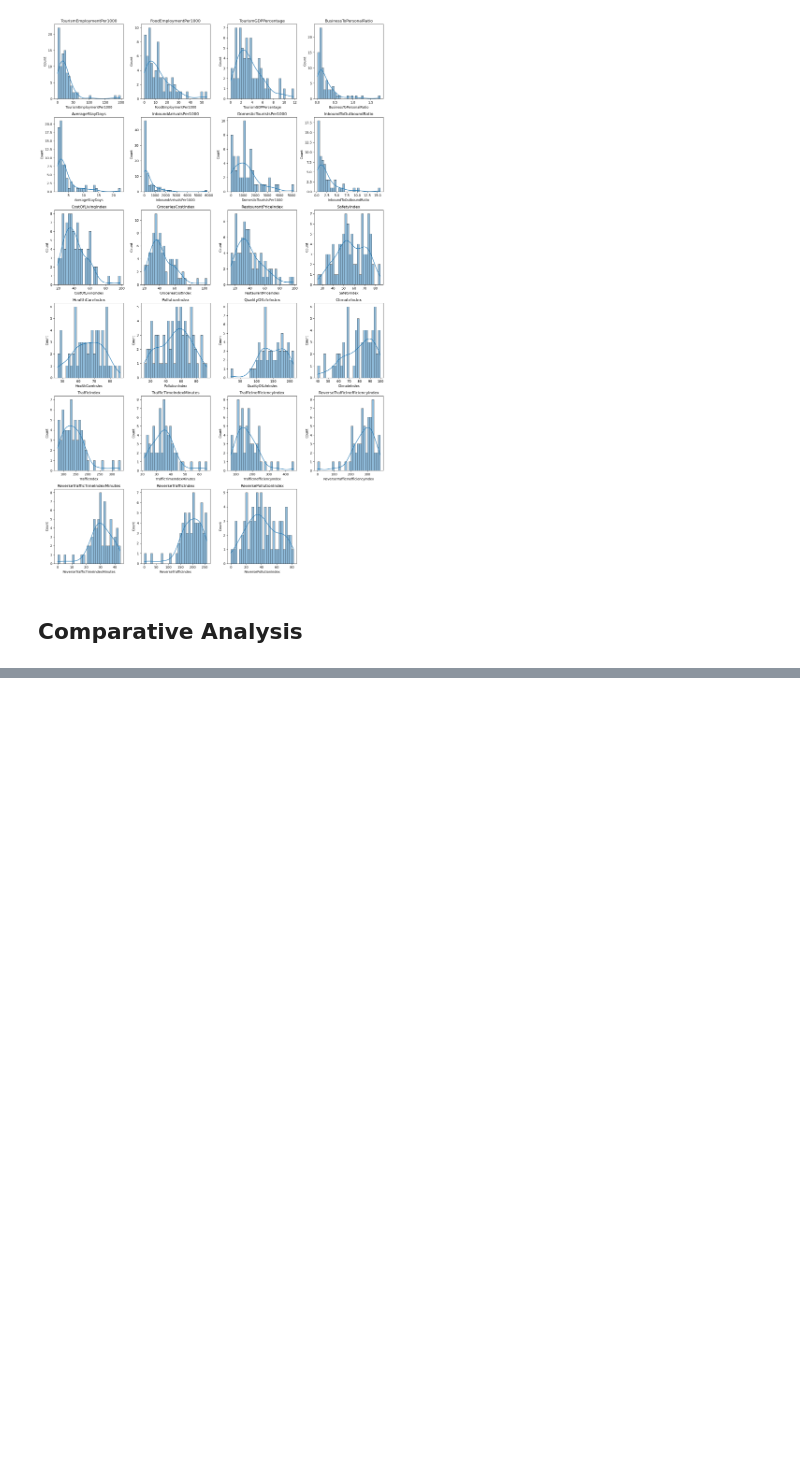
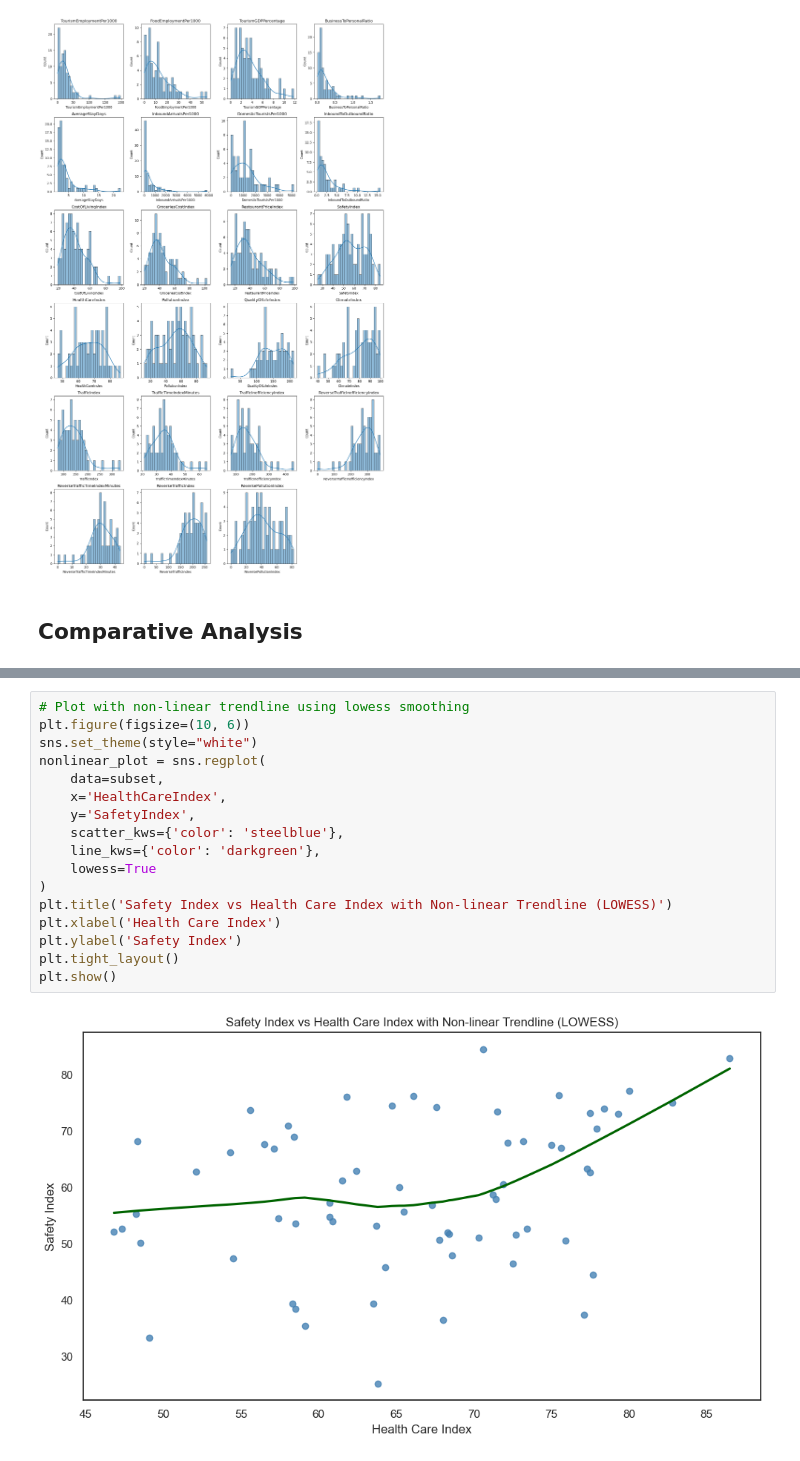
Before and after one commit to IuliaBunescu/tourism_clustering_project, a Jupyter notebook: EDA/eda.ipynb, the cells around one changed output, grey strips where cells are left out. Saved outputs shown, nothing was run; the diff lists cells and outputs as text; blank space fills up the shorter version.

```diff
--- a/EDA/eda.ipynb
+++ b/EDA/eda.ipynb
@@ -119,0 +164,19 @@ plt.show()
+# %%
+# Plot with non-linear trendline using lowess smoothing
+plt.figure(figsize=(10, 6))
+sns.set_theme(style="white")
+nonlinear_plot = sns.regplot(
+    data=subset,
+    x='HealthCareIndex',
+    y='SafetyIndex',
+    scatter_kws={'color': 'steelblue'},
+    line_kws={'color': 'darkgreen'},
+    lowess=True
+)
+plt.title('Safety Index vs Health Care Index with Non-linear Trendline (LOWESS)')
+plt.xlabel('Health Care Index')
+plt.ylabel('Safety Index')
+plt.tight_layout()
+plt.show()
+# %% [output]
+[figure, added]
```
Also changed, not shown: parts of 8 cells of this notebook.
